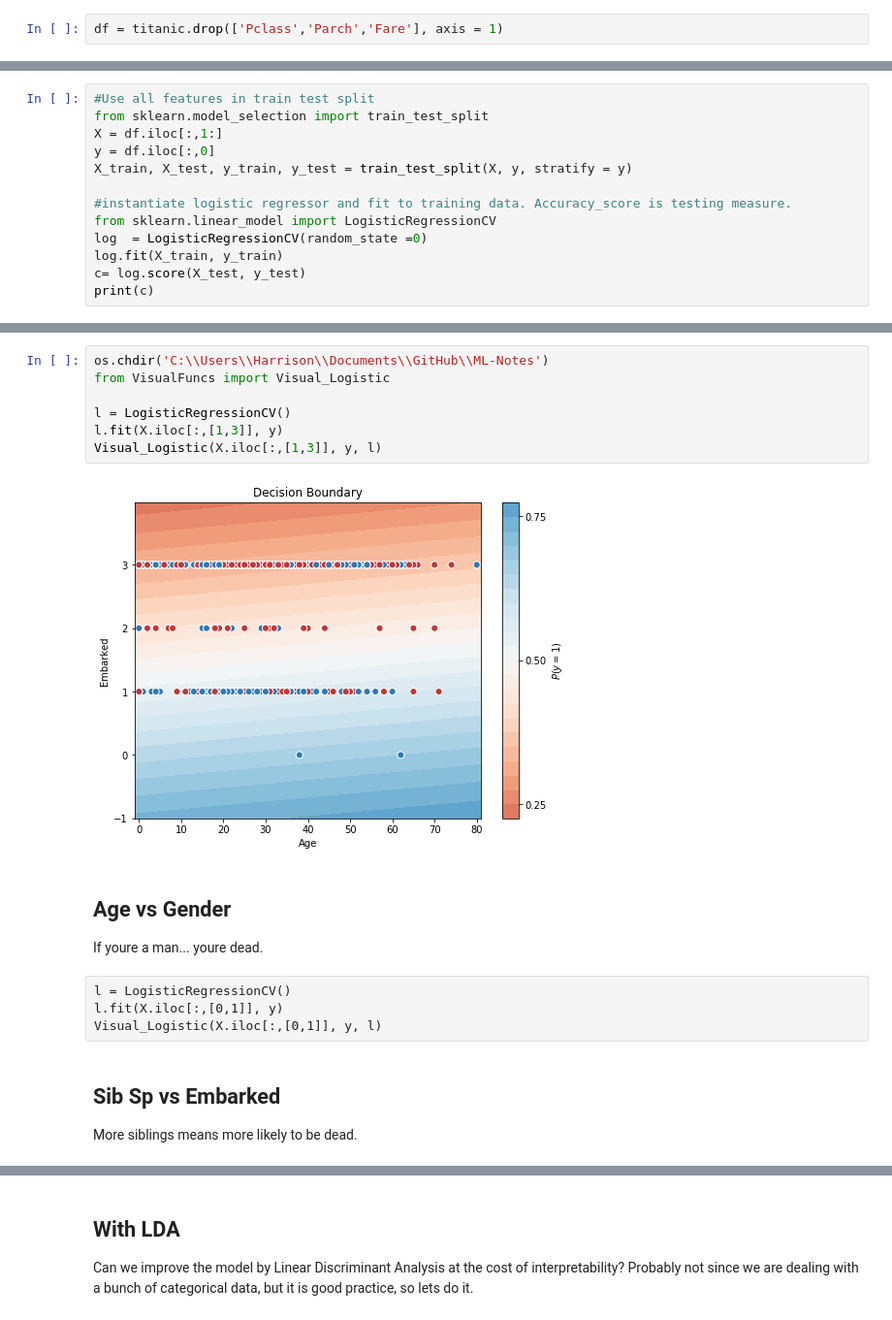
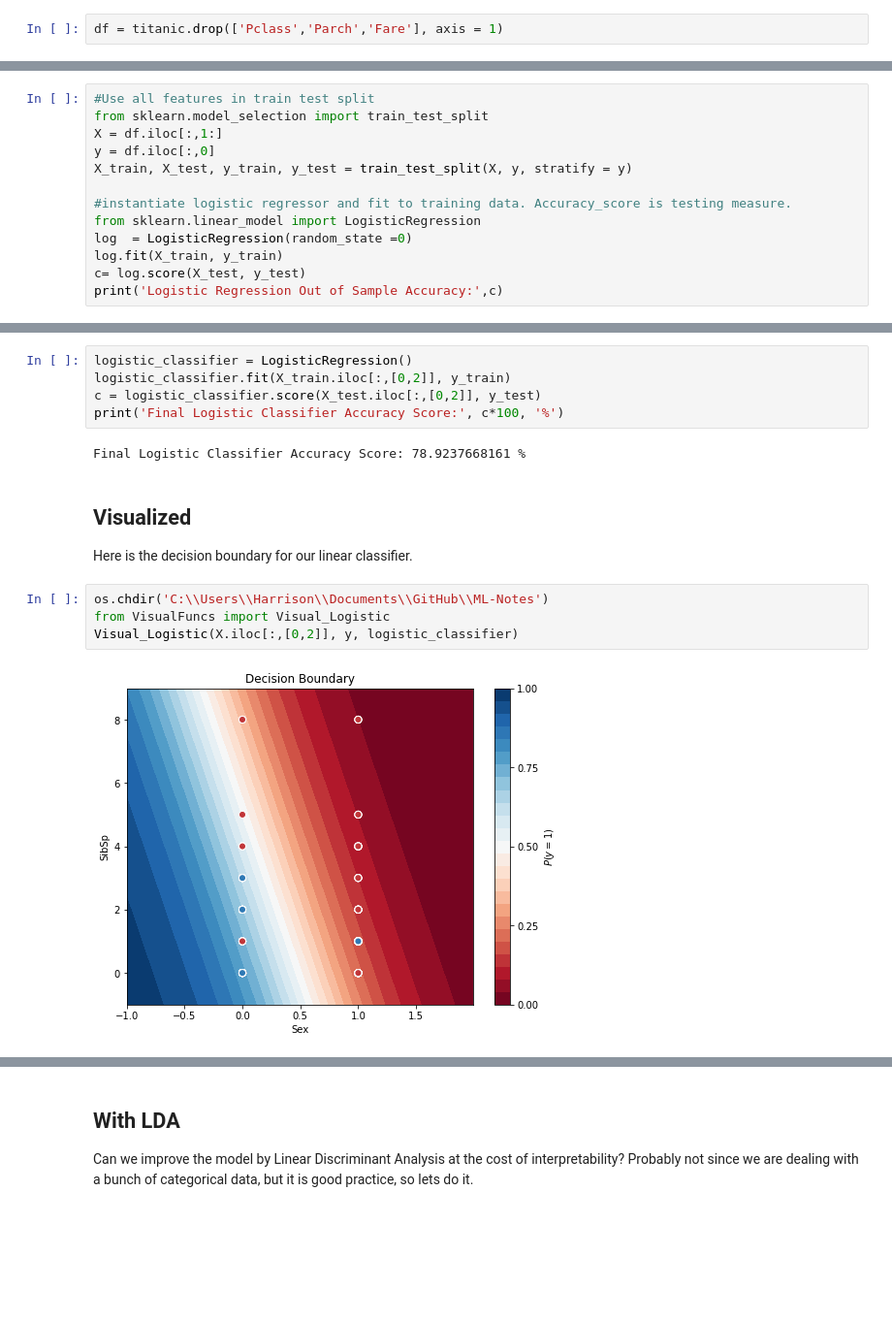
Before and after one commit to harrisonjansma/ML-Notes, a Jupyter notebook: Titanic/Titanic.ipynb, the cells around one changed output, grey strips where cells are left out. Shown: that part at 97% size. Saved outputs shown, nothing was run; the diff lists cells and outputs as text; blank space fills up the shorter version.

```diff
--- a/Titanic/Titanic.ipynb
+++ b/Titanic/Titanic.ipynb
@@ -79,9 +83,9 @@ y = df.iloc[:,0]
 X_train, X_test, y_train, y_test = train_test_split(X, y, stratify = y)
 
 #instantiate logistic regressor and fit to training data. Accuracy_score is testing measure.
-from sklearn.linear_model import LogisticRegressionCV
-log  = LogisticRegressionCV(random_state =0)
+from sklearn.linear_model import LogisticRegression
+log  = LogisticRegression(random_state =0)
 log.fit(X_train, y_train)
 c= log.score(X_test, y_test)
-print(c)
+print('Logistic Regression Out of Sample Accuracy:',c)
 # %% [output]
@@ -126,19 +134,16 @@ If your embarked status is in [2,3] youre dead.
+# %%
+logistic_classifier = LogisticRegression()
+logistic_classifier.fit(X_train.iloc[:,[0,2]], y_train)
+c = logistic_classifier.score(X_test.iloc[:,[0,2]], y_test)
+print('Final Logistic Classifier Accuracy Score:', c*100, '%')
+# %% [output]
+Final Logistic Classifier Accuracy Score: 78.9237668161 %
+# %% [markdown]
+## Visualized
+Here is the decision boundary for our linear classifier.
 # %%
 os.chdir('C:\\Users\\Harrison\\Documents\\GitHub\\ML-Notes')
 from VisualFuncs import Visual_Logistic
-
-l = LogisticRegressionCV()
-l.fit(X.iloc[:,[1,3]], y)
-Visual_Logistic(X.iloc[:,[1,3]], y, l)
+Visual_Logistic(X.iloc[:,[0,2]], y, logistic_classifier)
 # %% [output]
-[figure, old version]
+[figure, new version]
-# %% [markdown]
-## Age vs Gender
-If youre a man... youre dead.
-# %% [raw]
-l = LogisticRegressionCV()
-l.fit(X.iloc[:,[0,1]], y)
-Visual_Logistic(X.iloc[:,[0,1]], y, l)
-# %% [markdown]
-## Sib Sp vs Embarked
-More siblings means more likely to be dead.
```
Also changed, not shown: parts of 42 cells of this notebook, 1 other file.
